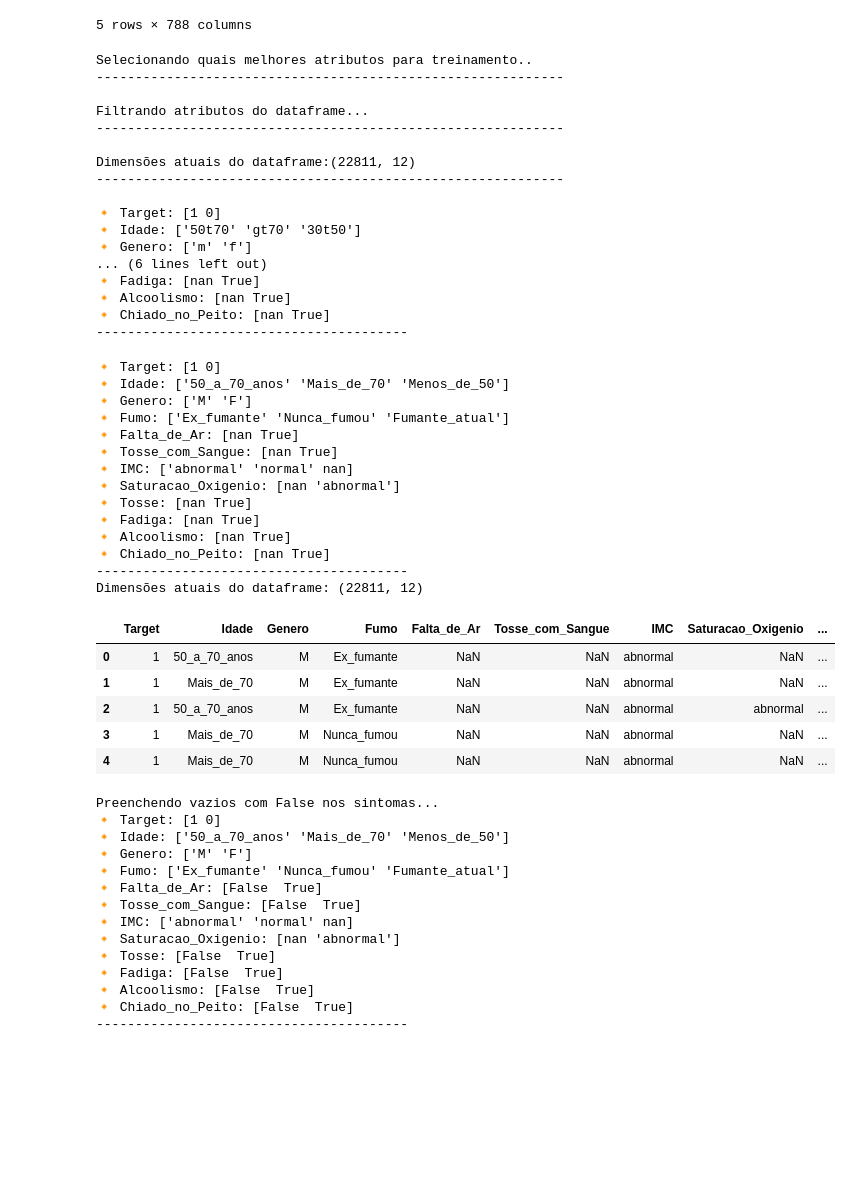
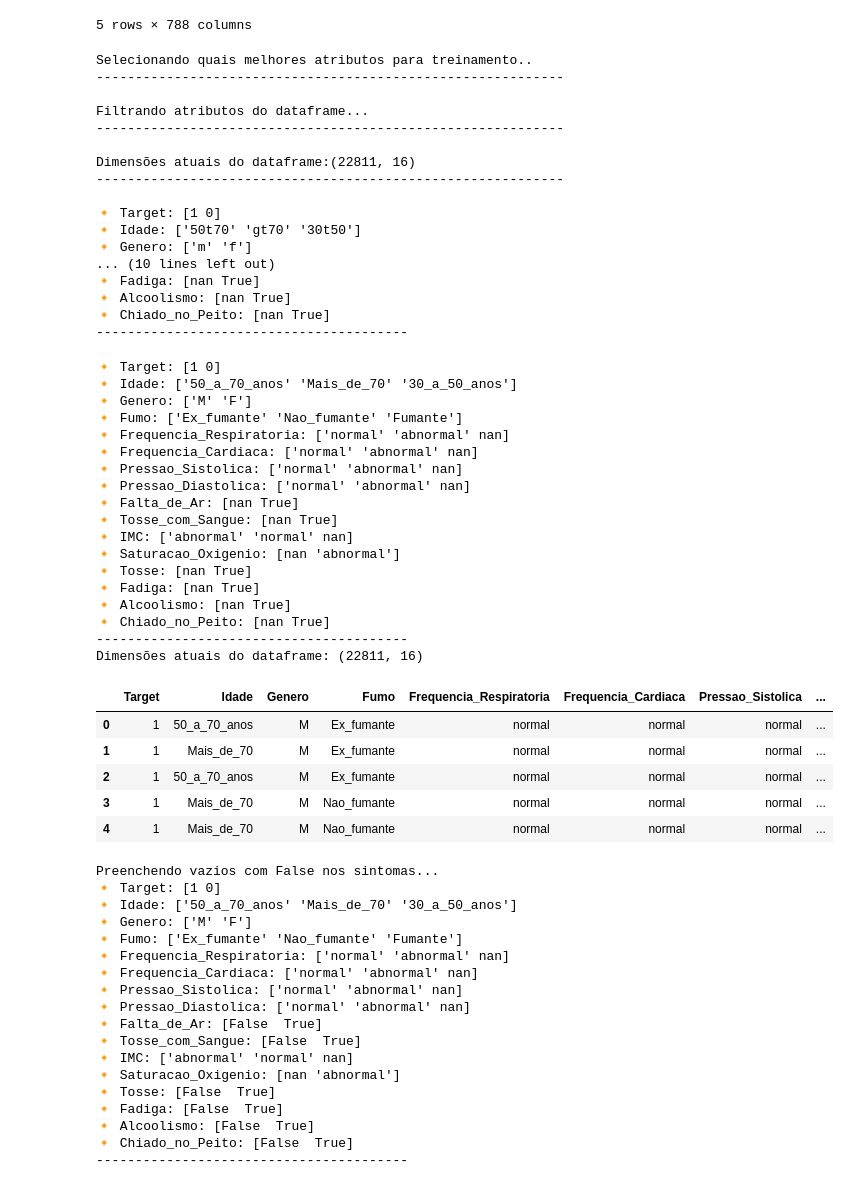
Before and after one commit to Luidy-Costa/project, a Jupyter notebook: lung-cancer-ml/backend/lung_cancer_prediction.ipynb, the cells around one changed output. Cells and saved outputs as stored; diff of their text form; code cells hidden in the pictures; blank space fills up the shorter version.

```diff
--- a/lung-cancer-ml/backend/lung_cancer_prediction.ipynb
+++ b/lung-cancer-ml/backend/lung_cancer_prediction.ipynb
@@ -63,9 +63,17 @@ mapa_colunas = {
     'C-424144002': 'Idade',            # Faixa Etária
     'C-263495000': 'Genero',           # M/F
     'C-72166-2':   'Fumo',             # Histórico de Fumo
+
+    # --- SINAIS VITAIS (Novos) ---
+    'C-9279-1':    'Frequencia_Respiratoria', # Vital para pulmão!
+    'C-8867-4':    'Frequencia_Cardiaca',
+    'C-8480-6':    'Pressao_Sistolica',
+    'C-8462-4':    'Pressao_Diastolica',
+
+    # --- SINTOMAS & OUTROS ---
     'C-267036007': 'Falta_de_Ar',
     'C-66857006':  'Tosse_com_Sangue',
-    'C-39156-5':   'IMC',              # Índice de Massa Corporal
+    'C-39156-5':   'IMC',
     'C-2708-6':    'Saturacao_Oxigenio',
     'C-49727002':  'Tosse',
     'C-84229001':  'Fadiga',
@@ -98,13 +106,13 @@ Selecionando quais melhores atributos para treinamento..
 Filtrando atributos do dataframe...
 ------------------------------------------------------------
 
-Dimensões atuais do dataframe:(22811, 12)
+Dimensões atuais do dataframe:(22811, 16)
 ------------------------------------------------------------
 
 🔸 Target: [1 0]
 🔸 Idade: ['50t70' 'gt70' '30t50']
 🔸 Genero: ['m' 'f']
-... (6 lines left out)
+... (10 lines left out)
 🔸 Fadiga: [nan True]
 🔸 Alcoolismo: [nan True]
 🔸 Chiado_no_Peito: [nan True]
@@ -113,48 +121,52 @@ Dimensões atuais do dataframe:(22811, 12)
 #traduzindo valores categoricos do dataframe para portugues
 
 if "Fumo" in df.columns:
-    df['Fumo'] = df['Fumo'].fillna('Fumante_atual')
-    df["Fumo"] = df["Fumo"].replace({'never':'Nunca_fumou','former':'Ex_fumante'})
+    df['Fumo'] = df['Fumo'].fillna('Fumante')
+    df["Fumo"] = df["Fumo"].replace({'never':'Nao_fumante','former':'Ex_fumante'})
 
 if "Idade" in df.columns:
     df["Idade"] = df["Idade"].replace({
         "50t70":"50_a_70_anos",
         "gt70":"Mais_de_70",
-        "30t50":"Menos_de_50"
+        "30t50":"30_a_50_anos"
     })
 
 if "Genero" in df.columns:
     df["Genero"] = df["Genero"].replace({'m':'M',"f":"F"})
 
 
 for i in df.columns:
     print(f"🔸 {i}: {df[i].unique()}")
 
 print("-" * 40)
 
 print(f"Dimensões atuais do dataframe: {df.shape}")
 df.head()
 # %% [output]
 🔸 Target: [1 0]
-🔸 Idade: ['50_a_70_anos' 'Mais_de_70' 'Menos_de_50']
+🔸 Idade: ['50_a_70_anos' 'Mais_de_70' '30_a_50_anos']
 🔸 Genero: ['M' 'F']
-🔸 Fumo: ['Ex_fumante' 'Nunca_fumou' 'Fumante_atual']
+🔸 Fumo: ['Ex_fumante' 'Nao_fumante' 'Fumante']
+🔸 Frequencia_Respiratoria: ['normal' 'abnormal' nan]
+🔸 Frequencia_Cardiaca: ['normal' 'abnormal' nan]
+🔸 Pressao_Sistolica: ['normal' 'abnormal' nan]
+🔸 Pressao_Diastolica: ['normal' 'abnormal' nan]
 🔸 Falta_de_Ar: [nan True]
 🔸 Tosse_com_Sangue: [nan True]
 🔸 IMC: ['abnormal' 'normal' nan]
 🔸 Saturacao_Oxigenio: [nan 'abnormal']
 🔸 Tosse: [nan True]
 🔸 Fadiga: [nan True]
 🔸 Alcoolismo: [nan True]
 🔸 Chiado_no_Peito: [nan True]
 ----------------------------------------
-Dimensões atuais do dataframe: (22811, 12)
+Dimensões atuais do dataframe: (22811, 16)
-|  | Target | Idade | Genero | Fumo | Falta_de_Ar | Tosse_com_Sangue | IMC | Saturacao_Oxigenio | ... |
-| 0 | 1 | 50_a_70_anos | M | Ex_fumante | NaN | NaN | abnormal | NaN | ... |
-| 1 | 1 | Mais_de_70 | M | Ex_fumante | NaN | NaN | abnormal | NaN | ... |
-| 2 | 1 | 50_a_70_anos | M | Ex_fumante | NaN | NaN | abnormal | abnormal | ... |
-| 3 | 1 | Mais_de_70 | M | Nunca_fumou | NaN | NaN | abnormal | NaN | ... |
-| 4 | 1 | Mais_de_70 | M | Nunca_fumou | NaN | NaN | abnormal | NaN | ... |
+|  | Target | Idade | Genero | Fumo | Frequencia_Respiratoria | Frequencia_Cardiaca | Pressao_Sistolica | ... |
+| 0 | 1 | 50_a_70_anos | M | Ex_fumante | normal | normal | normal | ... |
+| 1 | 1 | Mais_de_70 | M | Ex_fumante | normal | normal | normal | ... |
+| 2 | 1 | 50_a_70_anos | M | Ex_fumante | normal | normal | normal | ... |
+| 3 | 1 | Mais_de_70 | M | Nao_fumante | normal | normal | normal | ... |
+| 4 | 1 | Mais_de_70 | M | Nao_fumante | normal | normal | normal | ... |
 # %%
 sintomas = [
     'Tosse',
@@ -180,9 +192,13 @@ print("-" * 40)
 # %% [output]
 Preenchendo vazios com False nos sintomas...
 🔸 Target: [1 0]
-🔸 Idade: ['50_a_70_anos' 'Mais_de_70' 'Menos_de_50']
+🔸 Idade: ['50_a_70_anos' 'Mais_de_70' '30_a_50_anos']
 🔸 Genero: ['M' 'F']
-🔸 Fumo: ['Ex_fumante' 'Nunca_fumou' 'Fumante_atual']
+🔸 Fumo: ['Ex_fumante' 'Nao_fumante' 'Fumante']
+🔸 Frequencia_Respiratoria: ['normal' 'abnormal' nan]
+🔸 Frequencia_Cardiaca: ['normal' 'abnormal' nan]
+🔸 Pressao_Sistolica: ['normal' 'abnormal' nan]
+🔸 Pressao_Diastolica: ['normal' 'abnormal' nan]
 🔸 Falta_de_Ar: [False  True]
 🔸 Tosse_com_Sangue: [False  True]
 🔸 IMC: ['abnormal' 'normal' nan]
```
Also changed, not shown: parts of 12 cells of this notebook.
